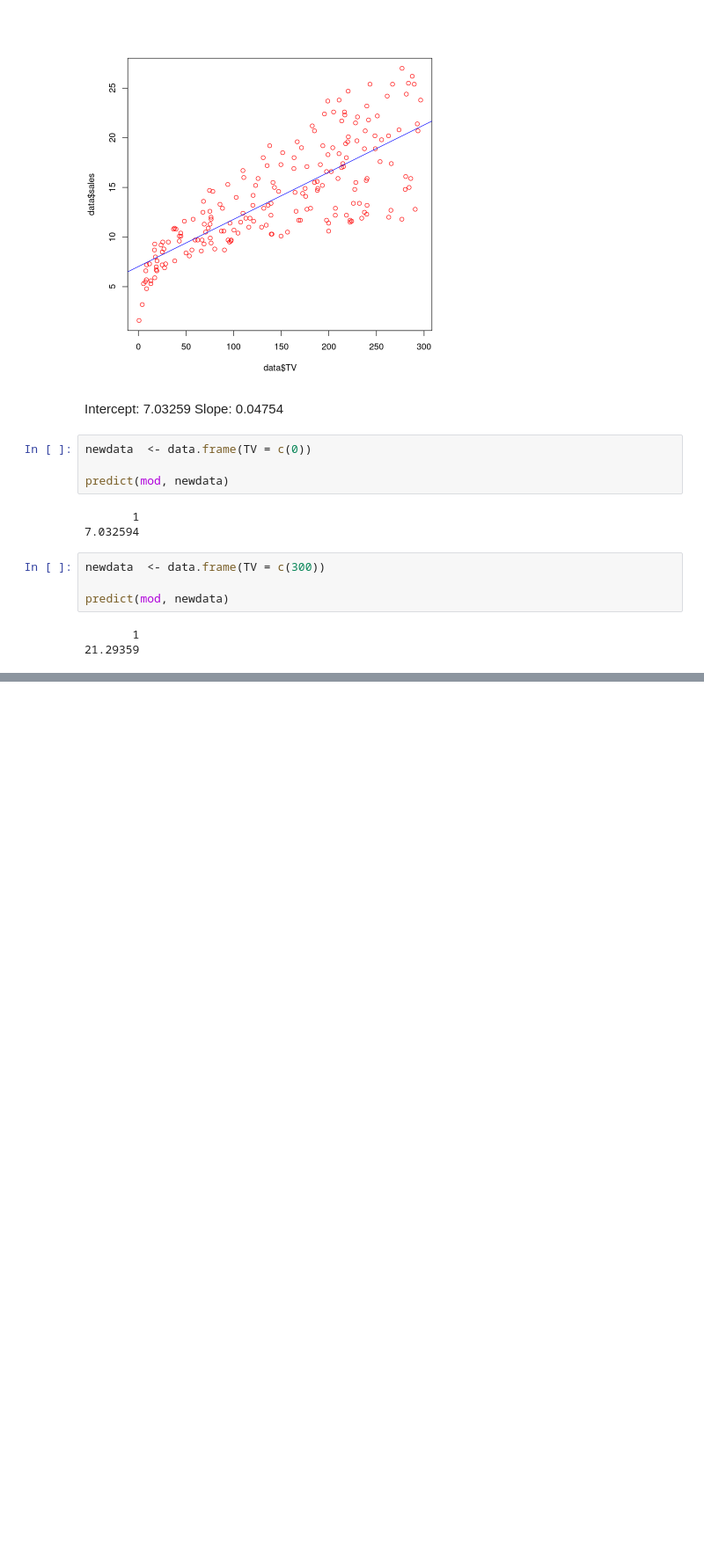
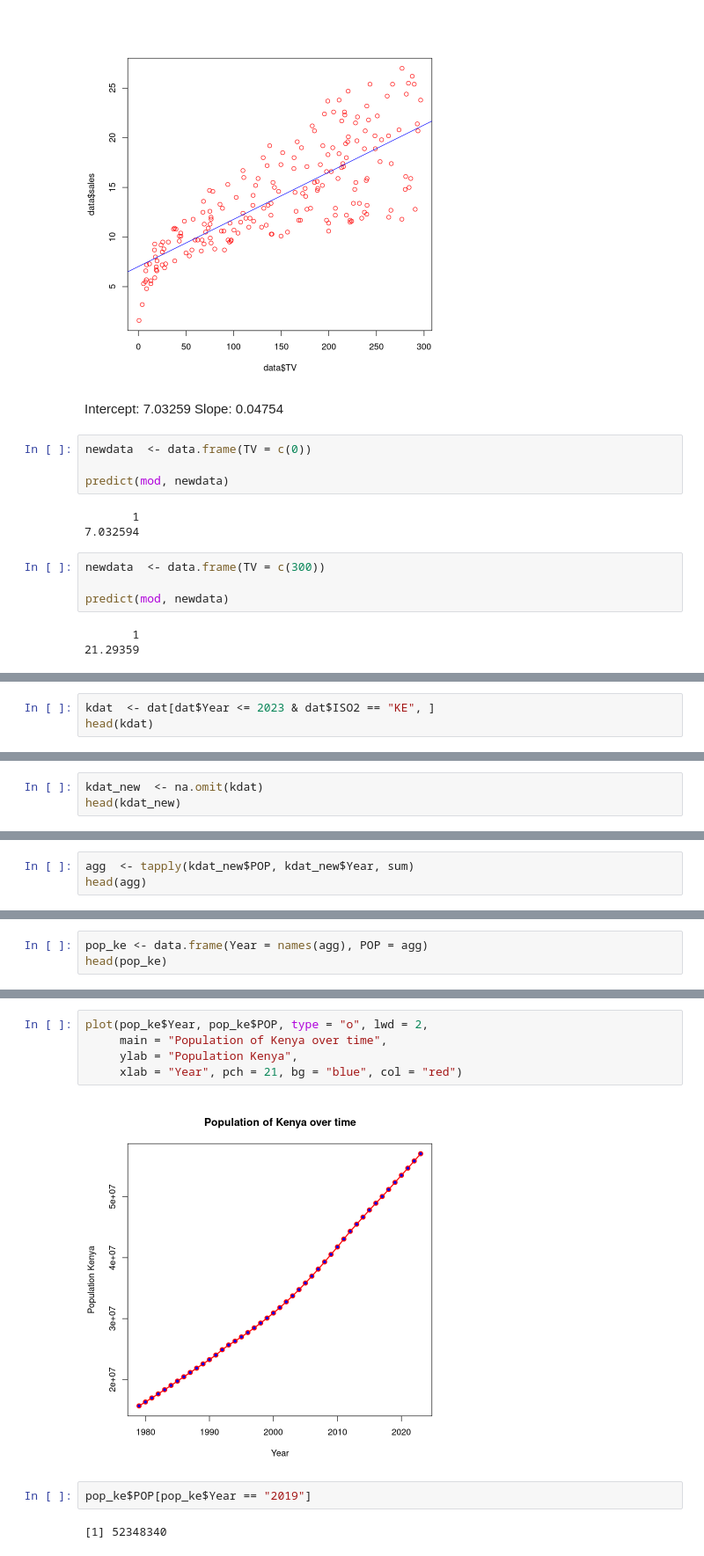
Before and after one commit to Martin-Summer-1090/Statistics_JWL, a Jupyter notebook: solution_manual/manual_v0/_build/jupyter_execute/exercises_unit_4.ipynb, the cells around one changed output, grey strips where cells are left out. Shown at 88% size. Cells and saved outputs as stored; diff of their text form; blank space fills up the shorter version.

```diff
--- a/solution_manual/manual_v0/_build/jupyter_execute/exercises_unit_4.ipynb
+++ b/solution_manual/manual_v0/_build/jupyter_execute/exercises_unit_4.ipynb
@@ -488,0 +494,3 @@ predict(mod, newdata)
+# %%
+kdat  <- dat[dat$Year <= 2023 & dat$ISO2 == "KE", ]
+head(kdat)
@@ -488,0 +507,3 @@ predict(mod, newdata)
+# %%
+kdat_new  <- na.omit(kdat)
+head(kdat_new)
@@ -488,0 +520,3 @@ predict(mod, newdata)
+# %%
+agg  <- tapply(kdat_new$POP, kdat_new$Year, sum)
+head(agg)
@@ -488,0 +526,3 @@ predict(mod, newdata)
+# %%
+pop_ke <- data.frame(Year = names(agg), POP = agg)
+head(pop_ke)
@@ -488,0 +539,11 @@ predict(mod, newdata)
+# %%
+plot(pop_ke$Year, pop_ke$POP, type = "o", lwd = 2,
+     main = "Population of Kenya over time",
+     ylab = "Population Kenya",
+     xlab = "Year", pch = 21, bg = "blue", col = "red")
+# %% [output]
+[figure, added]
+# %%
+pop_ke$POP[pop_ke$Year == "2019"]
+# %% [output]
+[1] 52348340
```
Also changed, not shown: parts of 11 cells of this notebook, 22 other files.
